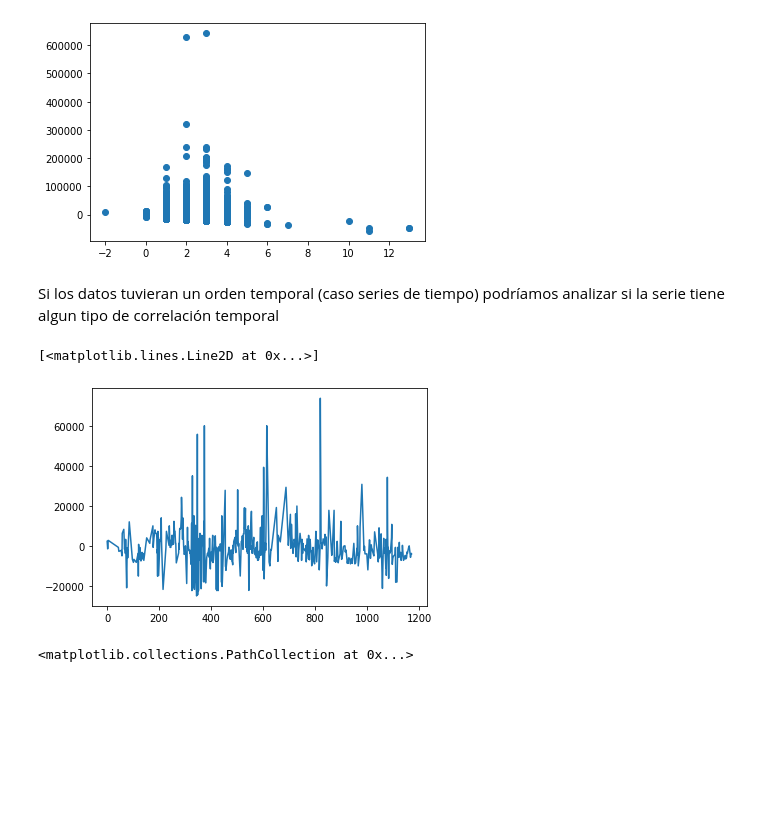
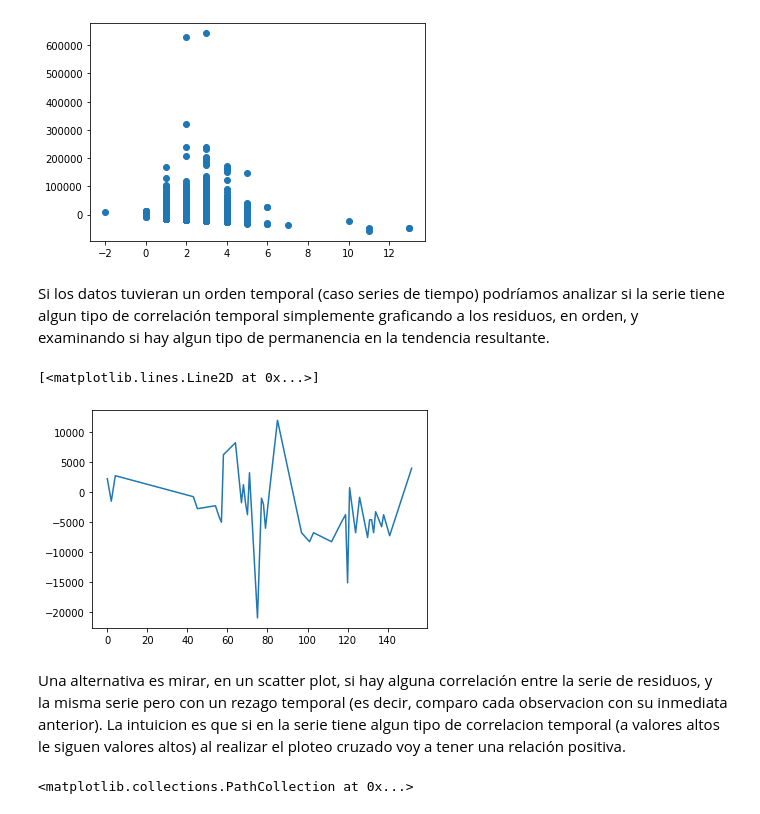
Before and after one commit to rpasquini/metodos_cuantitativos, a Jupyter notebook: OLS_3_Transformaciones_Dummies_RegMultiple.ipynb, the cells around one changed output. Cells and saved outputs as stored; diff of their text form; code cells hidden in the pictures; blank space fills up the shorter version.

```diff
--- a/OLS_3_Transformaciones_Dummies_RegMultiple.ipynb
+++ b/OLS_3_Transformaciones_Dummies_RegMultiple.ipynb
@@ -211,12 +275,15 @@ plt.scatter(datos.bedrooms,residuos)
 <matplotlib.collections.PathCollection at 0x...>
 [figure]
 # %% [markdown]
-Si los datos tuvieran un orden temporal (caso series de tiempo) podríamos analizar si la serie tiene algun tipo de correlación temporal
+Si los datos tuvieran un orden temporal (caso series de tiempo) podríamos analizar si la serie tiene algun tipo de correlación temporal simplemente graficando a los residuos, en orden, y examinando si hay algun tipo de permanencia en la tendencia resultante.
-# %%
-plt.plot(residuos[0:500])
-# %% [output]
-[<matplotlib.lines.Line2D at 0x...>]
-[figure, removed]
+# %%
+# Ploteamos los primeros 40 residuos
+plt.plot(residuos[0:40])
+# %% [output]
+[<matplotlib.lines.Line2D at 0x...>]
+[figure, added]
+# %% [markdown]
+Una alternativa es mirar, en un scatter plot, si hay alguna correlación entre la serie de residuos, y la misma serie pero con un rezago temporal (es decir, comparo cada observacion con su inmediata anterior). La intuicion es que si en la serie tiene algun tipo de correlacion temporal (a valores altos le siguen valores altos) al realizar el ploteo cruzado voy a tener una relación positiva.
 # %%
 plt.scatter(residuos[0:500],residuos[1:501])
 # %% [output]
```
Also changed, not shown: parts of 15 cells of this notebook.
